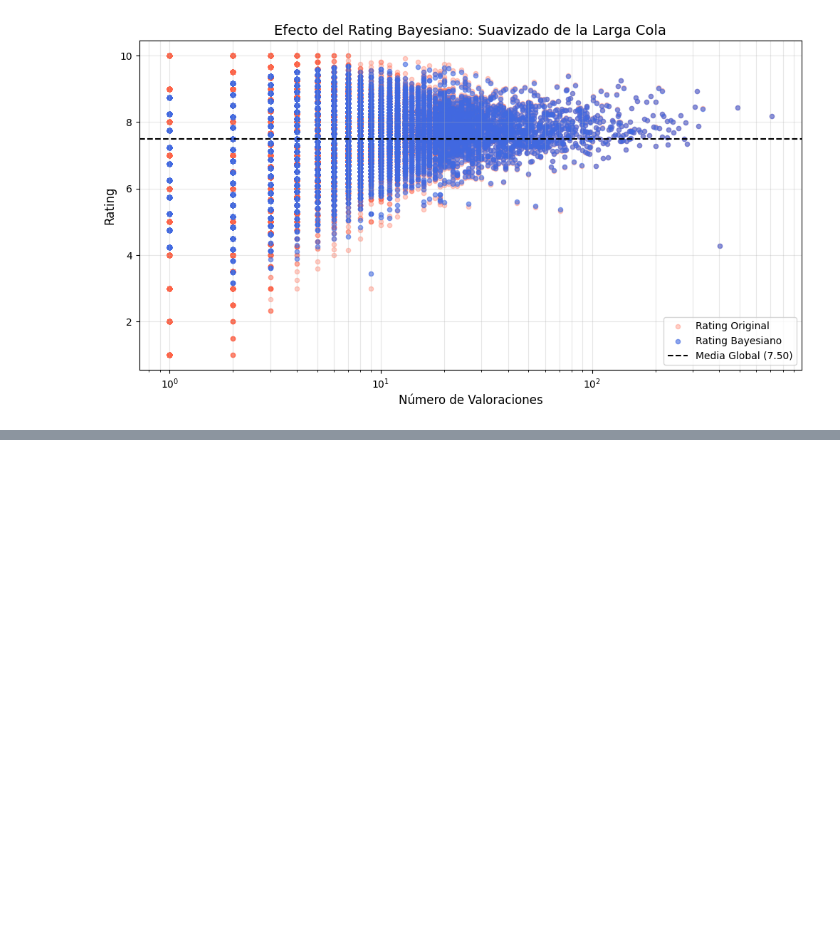
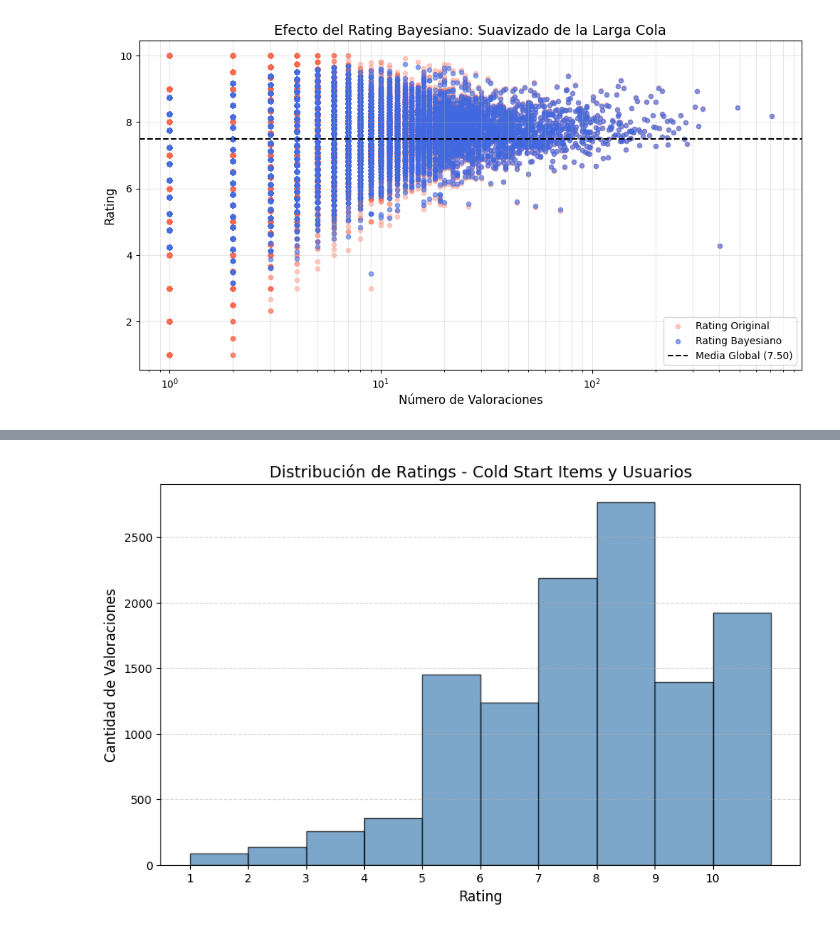
Before and after one commit to yabol02/recommender_systems, a Jupyter notebook: notebooks/eda_collaborative_filtering.ipynb, the cells around one changed output, grey strips where cells are left out. Drawn from its saved outputs; the diff is of its cells as text; code cells hidden in the pictures; blank space fills up the shorter version.

```diff
--- a/notebooks/eda_collaborative_filtering.ipynb
+++ b/notebooks/eda_collaborative_filtering.ipynb
@@ -524,0 +562,23 @@ plt.show()
+# %%
+df_onlyonly = duckdb.sql("""
+    SELECT *
+    FROM df
+    WHERE item IN (
+        SELECT item
+        FROM (
+            SELECT item, count(*) AS num_ratings
+            FROM df
+            GROUP BY item
+            HAVING num_ratings < 2
+            )
+    ) and user IN (
+        SELECT user
+        FROM (
+            SELECT user, count(*) AS num_ratings
+            FROM df
+            GROUP BY user
+            HAVING num_ratings < 2
+            )
+    )
+""").pl()
+df_onlyonly.head(5)
@@ -524,0 +604,13 @@ plt.show()
+# %%
+plt.figure(figsize=(10, 6))
+plt.hist(df_onlyonly['rating'].to_list(), bins=range(int(df_onlyonly['rating'].min()), int(df_onlyonly['rating'].max()) + 2), edgecolor='black', alpha=0.7, color='steelblue')
+
+plt.title('Distribución de Ratings - Cold Start Items y Usuarios', fontsize=14)
+plt.xlabel('Rating', fontsize=12)
+plt.ylabel('Cantidad de Valoraciones', fontsize=12)
+plt.xticks(range(int(df_onlyonly['rating'].min()), int(df_onlyonly['rating'].max()) + 1))
+plt.grid(axis='y', linestyle='--', alpha=0.5)
+
+plt.show()
+# %% [output]
+[figure, added]
```
Also changed, not shown: parts of 18 cells of this notebook, 2 other files.
